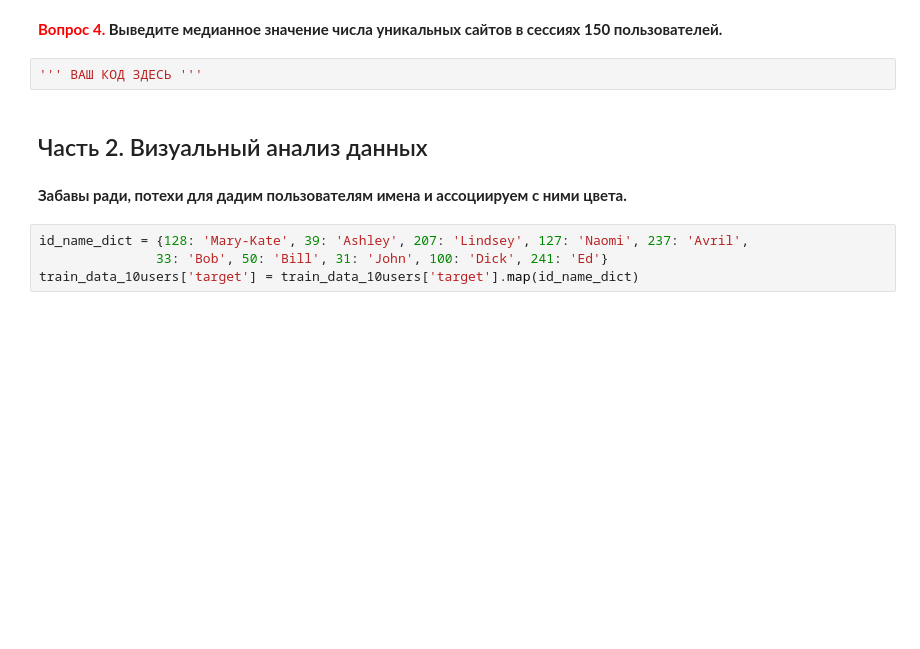
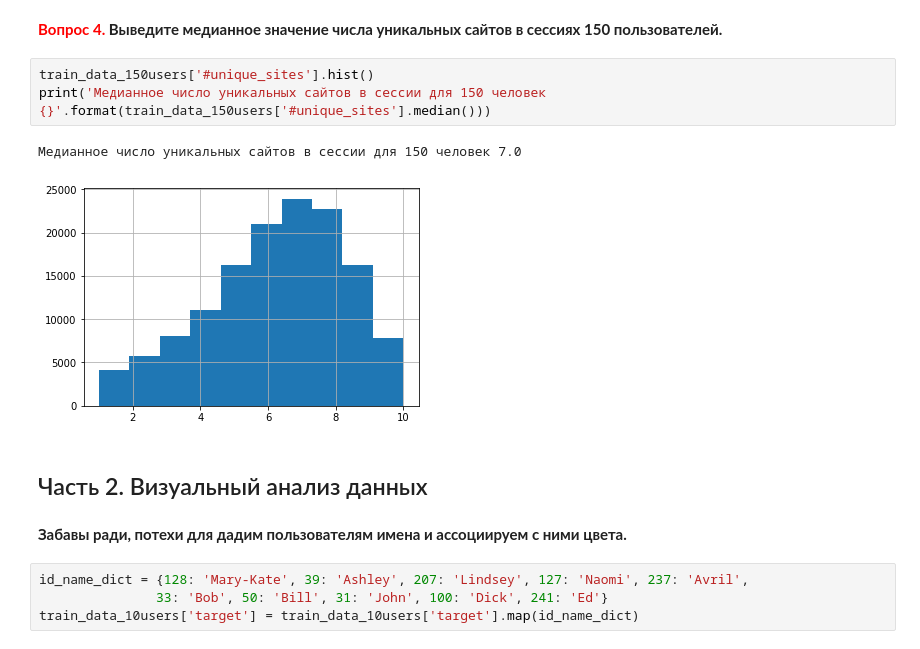
Before and after one commit to n-surkov/coursera_ml, a Jupyter notebook: solution/week3_visual_analysis_and_fe.ipynb, the cells around one changed output. Saved outputs shown, nothing was run; the diff lists cells and outputs as text; blank space fills up the shorter version.

```diff
--- a/solution/week3_visual_analysis_and_fe.ipynb
+++ b/solution/week3_visual_analysis_and_fe.ipynb
@@ -216,7 +212,11 @@ with open(os.path.join(PATH_TO_DATA,
 # %% [markdown]
 **<font color='red'>Вопрос 4. </font>Выведите медианное значение числа уникальных сайтов в сессиях 150 пользователей.**
-# %%
-''' ВАШ КОД ЗДЕСЬ '''
+# %%
+train_data_150users['#unique_sites'].hist()
+print('Медианное число уникальных сайтов в сессии для 150 человек {}'.format(train_data_150users['#unique_sites'].median()))
+# %% [output]
+Медианное число уникальных сайтов в сессии для 150 человек 7.0
+[figure, added]
 # %% [markdown]
 ## Часть 2. Визуальный анализ данных
 # %% [markdown]
```
Also changed, not shown: parts of 19 cells of this notebook.
